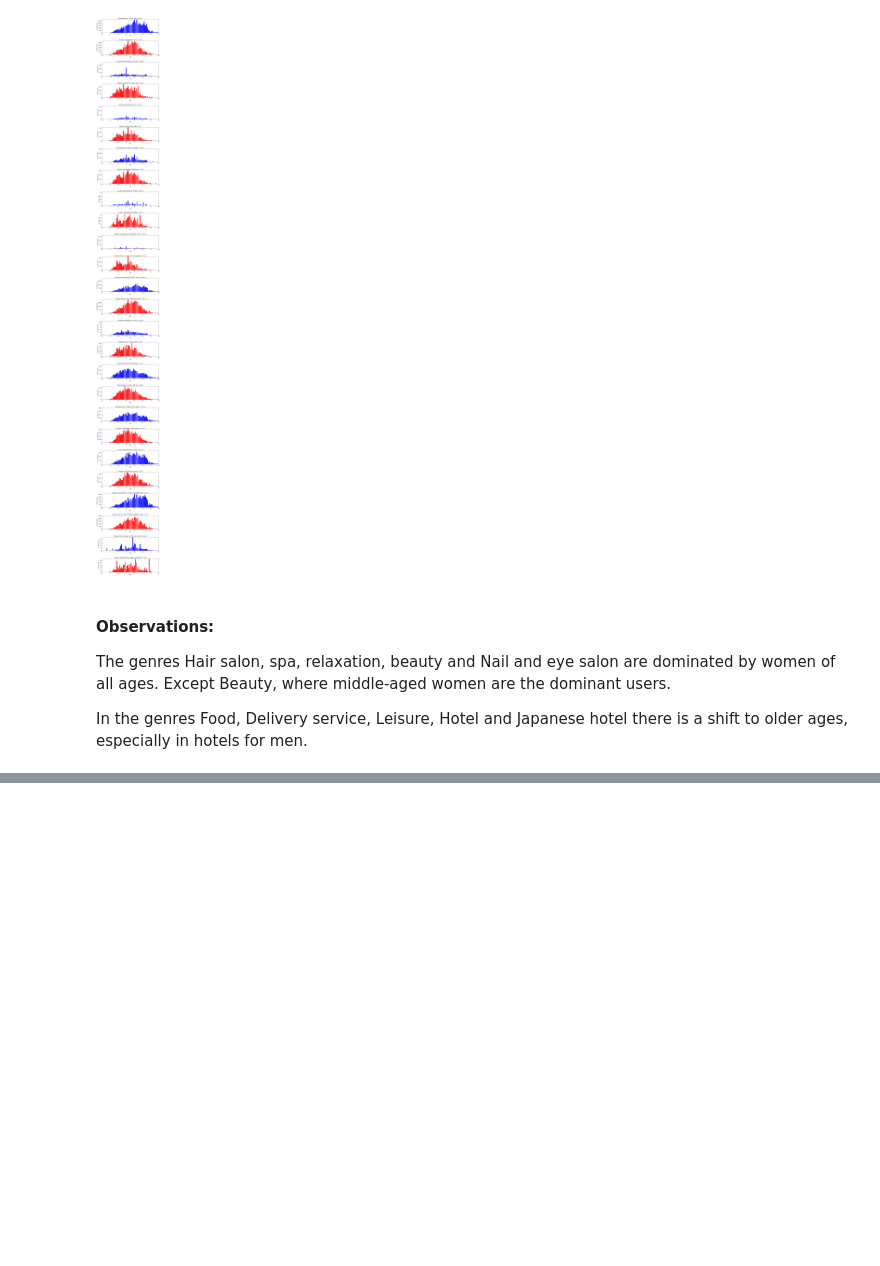
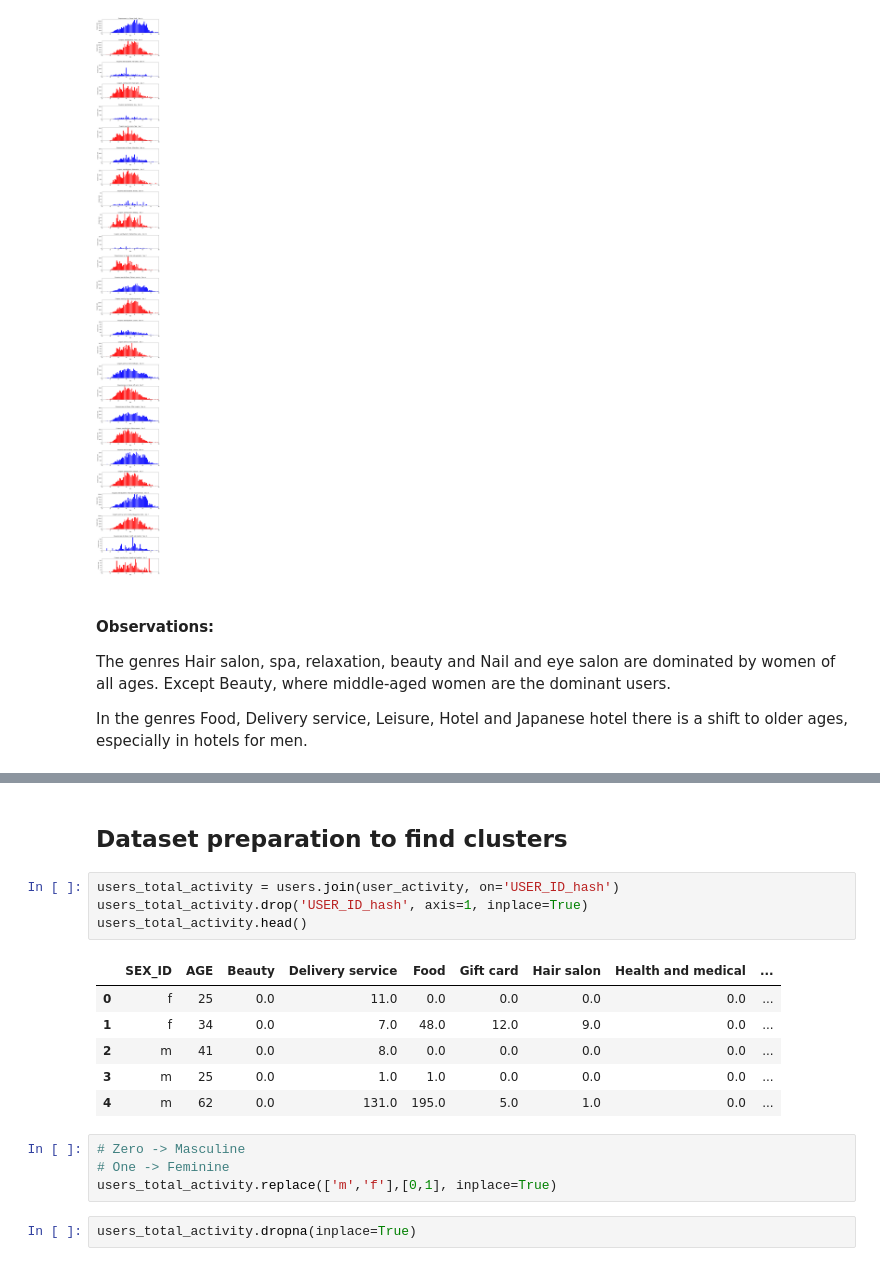
Before and after one commit to nachogoca/exploratory_ponpare, a Jupyter notebook: Ponpare Coupons.ipynb, the cells around one changed output, grey strips where cells are left out. Drawn from its saved outputs; the diff is of its cells as text; blank space fills up the shorter version.

```diff
--- a/Ponpare Coupons.ipynb
+++ b/Ponpare Coupons.ipynb
@@ -297,0 +323,19 @@ In the genres Food, Delivery service, Leisure, Hotel and Japanese hotel there is
+# %% [markdown]
+## Dataset preparation to find clusters
+# %%
+users_total_activity = users.join(user_activity, on='USER_ID_hash')
+users_total_activity.drop('USER_ID_hash', axis=1, inplace=True)
+users_total_activity.head()
+# %% [output]
+|  | SEX_ID | AGE | Beauty | Delivery service | Food | Gift card | Hair salon | Health and medical | ... |
+| 0 | f | 25 | 0.0 | 11.0 | 0.0 | 0.0 | 0.0 | 0.0 | ... |
+| 1 | f | 34 | 0.0 | 7.0 | 48.0 | 12.0 | 9.0 | 0.0 | ... |
+| 2 | m | 41 | 0.0 | 8.0 | 0.0 | 0.0 | 0.0 | 0.0 | ... |
+| 3 | m | 25 | 0.0 | 1.0 | 1.0 | 0.0 | 0.0 | 0.0 | ... |
+| 4 | m | 62 | 0.0 | 131.0 | 195.0 | 5.0 | 1.0 | 0.0 | ... |
+# %%
+# Zero -> Masculine
+# One -> Feminine
+users_total_activity.replace(['m','f'],[0,1], inplace=True)
+# %%
+users_total_activity.dropna(inplace=True)
```
Also changed, not shown: parts of 12 cells of this notebook.
